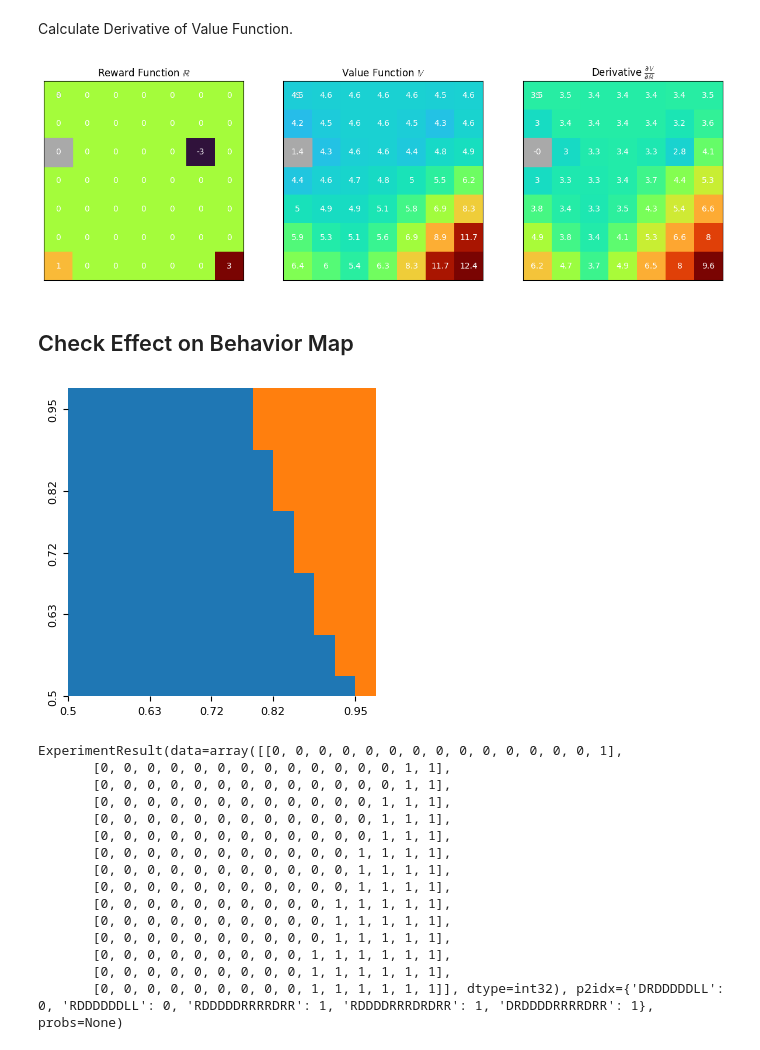
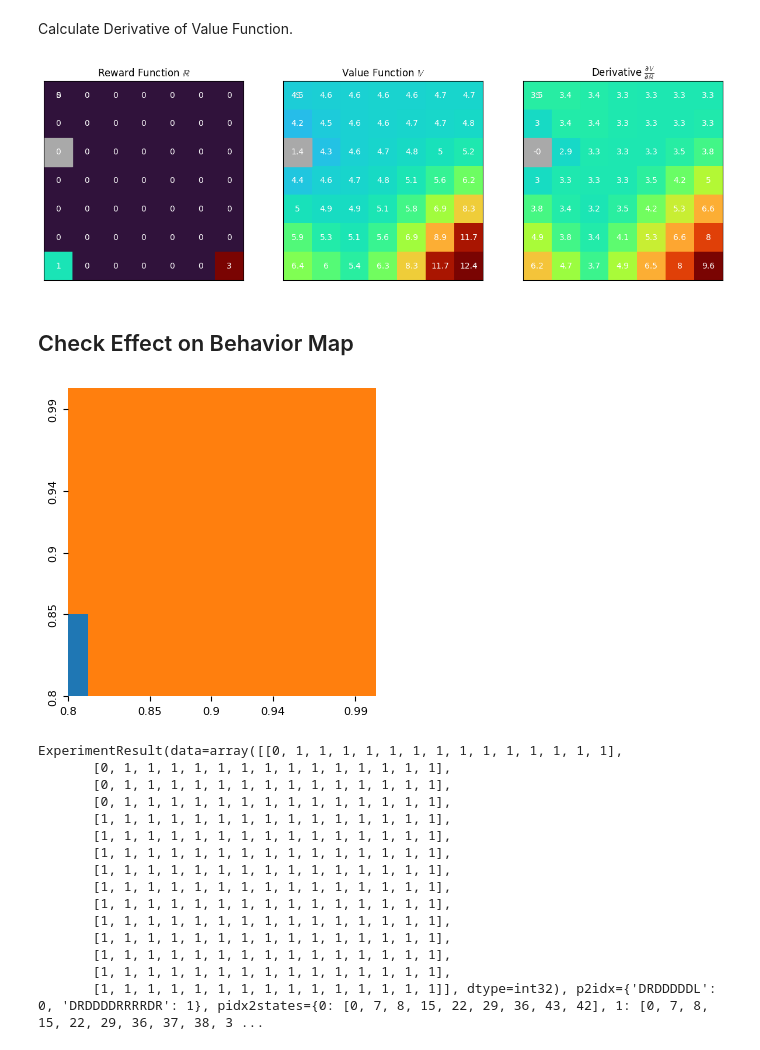
Before and after one commit to ankile/irl-environment-design, a Jupyter notebook: notebooks/08_pn_implicit_diff.ipynb, the cells around one changed output. Drawn from its saved outputs; the diff is of its cells as text; code cells hidden in the pictures.

```diff
--- a/notebooks/08_pn_implicit_diff.ipynb
+++ b/notebooks/08_pn_implicit_diff.ipynb
@@ -28,7 +28,6 @@ wall_states = np.zeros((height, width))
 rewards[6,0] = 1
 rewards[6,6] = 3
 
-rewards[2,5] = -3
 # rewards[5,0] = -1
 # rewards[4,0] = -1
 
@@ -129,11 +128,12 @@ def differentiate_V(R: torch.tensor, gamma: torch.tensor, T: torch.tensor, V: to
 V_star, R_grad_out, T_grad_out = differentiate_V(R = R_torch, gamma = gamma_torch, T = T_torch, V = None)
 # %%
 import matplotlib.pyplot as plt
+from src.worlds.mdp2d import Experiment_2D
 
 fig, axs = plt.subplots(1, 3, figsize=(15, 5))
 
 plot_environment(reward_function=R_torch.detach().numpy().reshape(height, width), wall_states=wall_states, ax=axs[0], title=r"Reward Function $\mathbb{R}$")
-plot_environment(reward_functiofrom src.worlds.mdp2d import Experiment_2D
+plot_environment(reward_function=V_star.detach().numpy().reshape(height, width), wall_states=wall_states, ax = axs[1], title=r"Value Function $\mathbb{V}$")
 
 def make_world(
     height: int,
@@ -151,10 +151,10 @@ def make_world(
         wall_states=wall_states,
     )
 
-    return experimentn=V_star.detach().numpy().reshape(height, width), wall_states=wall_states, ax = axs[1], title=r"Value Function $\mathbb{V}$")
+    return experiment
 plot_environment(reward_function=R_grad_out.detach().numpy().reshape(height, width), wall_states=wall_states, ax = axs[2], title=r"Derivative $\frac{\partial \mathbb{V}}{\partial \mathbb{R}}$")
 # %% [output]
-[figure, old version]
+[figure, new version]
 # %% [markdown]
 ## Check Effect on Behavior Map
 # %%
@@ -186,34 +186,35 @@ custom_world = make_world(height=height,
 # %%
 import src.utils.behavior_map as bm
 
 granularity = 15
 
 # Set up parameters to search over
-probs = np.linspace(0.5, 0.95, granularity)
-gammas = np.linspace(0.5, 0.95, granularity)
+probs = np.linspace(0.8, 0.99, granularity)
+gammas = np.linspace(0.8, 0.99, granularity)
 
 out = bm.plot_bmap(
     world=custom_world,
     gammas=gammas,
-    probs=probs
+    probs=probs,
+    plot = True
 )
 # %% [output]
-[figure, old version]
+[figure, new version]
 # %%
 out
 # %% [output]
-ExperimentResult(data=array([[0, 0, 0, 0, 0, 0, 0, 0, 0, 0, 0, 0, 0, 0, 1],
-       [0, 0, 0, 0, 0, 0, 0, 0, 0, 0, 0, 0, 0, 1, 1],
-       [0, 0, 0, 0, 0, 0, 0, 0, 0, 0, 0, 0, 0, 1, 1],
-       [0, 0, 0, 0, 0, 0, 0, 0, 0, 0, 0, 0, 1, 1, 1],
-       [0, 0, 0, 0, 0, 0, 0, 0, 0, 0, 0, 0, 1, 1, 1],
-       [0, 0, 0, 0, 0, 0, 0, 0, 0, 0, 0, 0, 1, 1, 1],
-       [0, 0, 0, 0, 0, 0, 0, 0, 0, 0, 0, 1, 1, 1, 1],
-       [0, 0, 0, 0, 0, 0, 0, 0, 0, 0, 0, 1, 1, 1, 1],
-       [0, 0, 0, 0, 0, 0, 0, 0, 0, 0, 0, 1, 1, 1, 1],
-       [0, 0, 0, 0, 0, 0, 0, 0, 0, 0, 1, 1, 1, 1, 1],
-       [0, 0, 0, 0, 0, 0, 0, 0, 0, 0, 1, 1, 1, 1, 1],
-       [0, 0, 0, 0, 0, 0, 0, 0, 0, 0, 1, 1, 1, 1, 1],
-       [0, 0, 0, 0, 0, 0, 0, 0, 0, 1, 1, 1, 1, 1, 1],
-       [0, 0, 0, 0, 0, 0, 0, 0, 0, 1, 1, 1, 1, 1, 1],
-       [0, 0, 0, 0, 0, 0, 0, 0, 0, 1, 1, 1, 1, 1, 1]], dtype=int32), p2idx={'DRDDDDDLL': 0, 'RDDDDDDLL': 0, 'RDDDDDRRRRDRR': 1, 'RDDDDRRRDRDRR': 1, 'DRDDDDRRRRDRR': 1}, probs=None)
+ExperimentResult(data=array([[0, 1, 1, 1, 1, 1, 1, 1, 1, 1, 1, 1, 1, 1, 1],
+       [0, 1, 1, 1, 1, 1, 1, 1, 1, 1, 1, 1, 1, 1, 1],
+       [0, 1, 1, 1, 1, 1, 1, 1, 1, 1, 1, 1, 1, 1, 1],
+       [0, 1, 1, 1, 1, 1, 1, 1, 1, 1, 1, 1, 1, 1, 1],
+       [1, 1, 1, 1, 1, 1, 1, 1, 1, 1, 1, 1, 1, 1, 1],
+       [1, 1, 1, 1, 1, 1, 1, 1, 1, 1, 1, 1, 1, 1, 1],
+       [1, 1, 1, 1, 1, 1, 1, 1, 1, 1, 1, 1, 1, 1, 1],
+       [1, 1, 1, 1, 1, 1, 1, 1, 1, 1, 1, 1, 1, 1, 1],
+       [1, 1, 1, 1, 1, 1, 1, 1, 1, 1, 1, 1, 1, 1, 1],
+       [1, 1, 1, 1, 1, 1, 1, 1, 1, 1, 1, 1, 1, 1, 1],
+       [1, 1, 1, 1, 1, 1, 1, 1, 1, 1, 1, 1, 1, 1, 1],
+       [1, 1, 1, 1, 1, 1, 1, 1, 1, 1, 1, 1, 1, 1, 1],
+       [1, 1, 1, 1, 1, 1, 1, 1, 1, 1, 1, 1, 1, 1, 1],
+       [1, 1, 1, 1, 1, 1, 1, 1, 1, 1, 1, 1, 1, 1, 1],
+       [1, 1, 1, 1, 1, 1, 1, 1, 1, 1, 1, 1, 1, 1, 1]], dtype=int32), p2idx={'DRDDDDDL': 0, 'DRDDDDRRRRDR': 1}, pidx2states={0: [0, 7, 8, 15, 22, 29, 36, 43, 42], 1: [0, 7, 8, 15, 22, 29, 36, 37, 38, 3 ...
```
Also changed, not shown: parts of 13 cells of this notebook, 6 other files.
